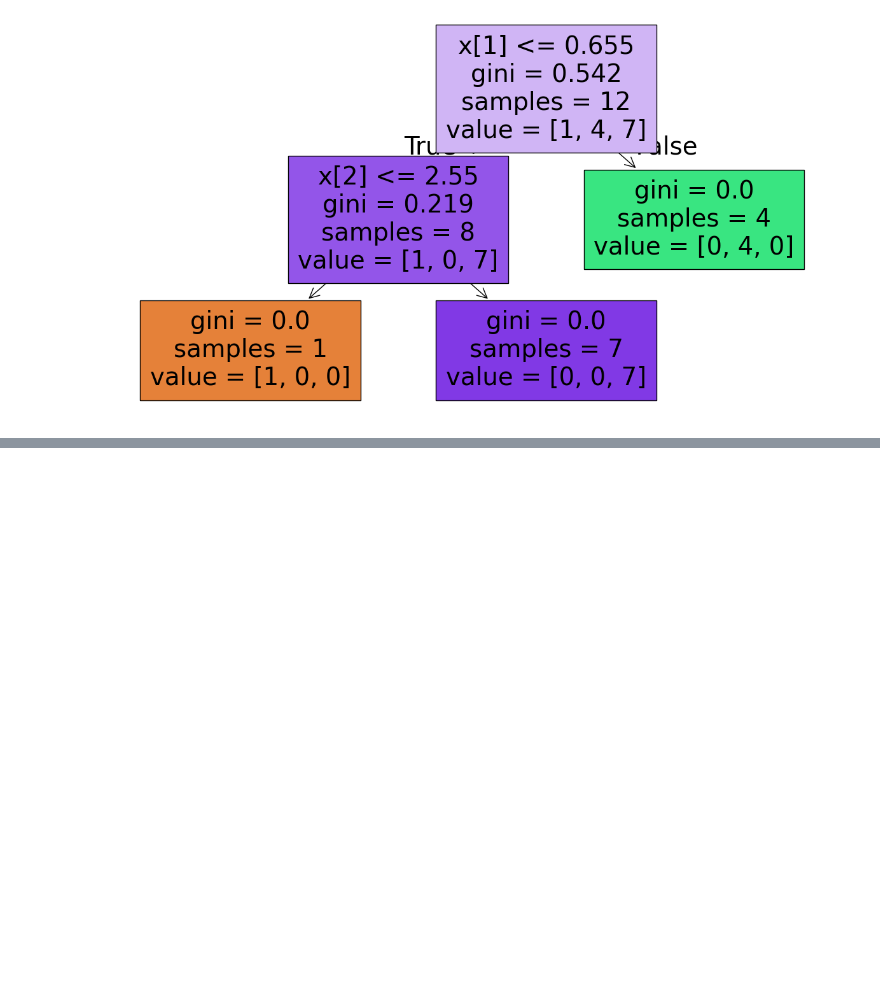
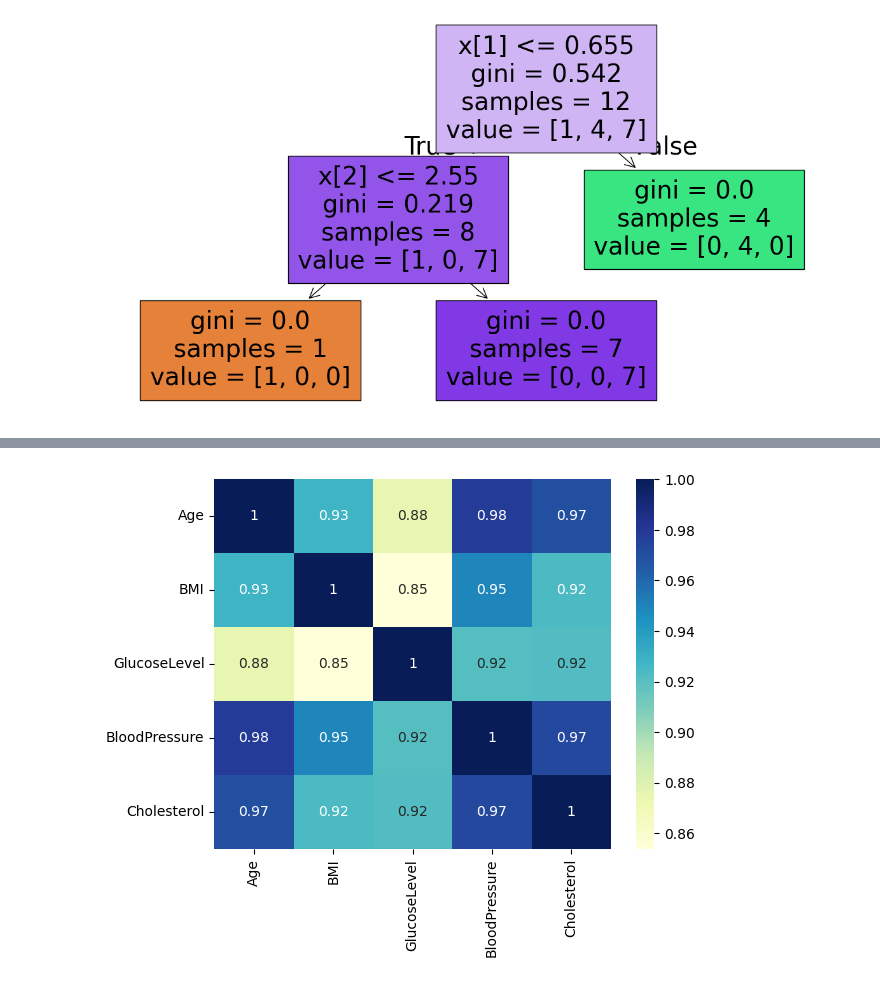
Before and after one commit to ManoFayyaz/Python-Practice, a Jupyter notebook: Data Science Practical/DS_1.ipynb, the cells around one changed output, grey strips where cells are left out. Cells and saved outputs as stored; diff of their text form; code cells hidden in the pictures; blank space fills up the shorter version.

```diff
--- a/Data Science Practical/DS_1.ipynb
+++ b/Data Science Practical/DS_1.ipynb
@@ -322,0 +409,5 @@ plt.show()
+# %%
+sns.heatmap(df[['Age','BMI','GlucoseLevel','BloodPressure','Cholesterol']].corr(), annot=True, cmap='YlGnBu')
+plt.show()
+# %% [output]
+[figure, added]
```
Also changed, not shown: parts of 16 cells of this notebook, 2 other files.
